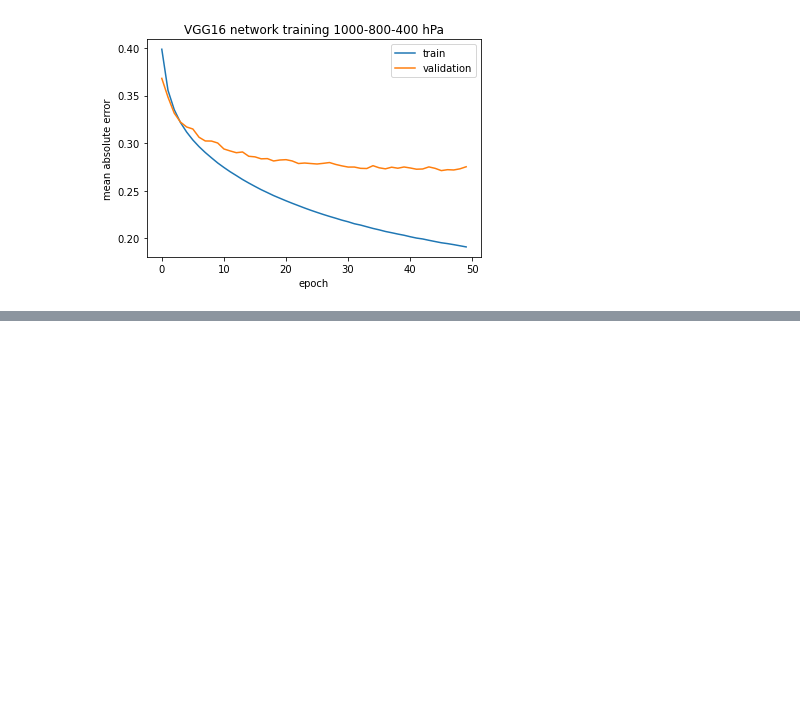
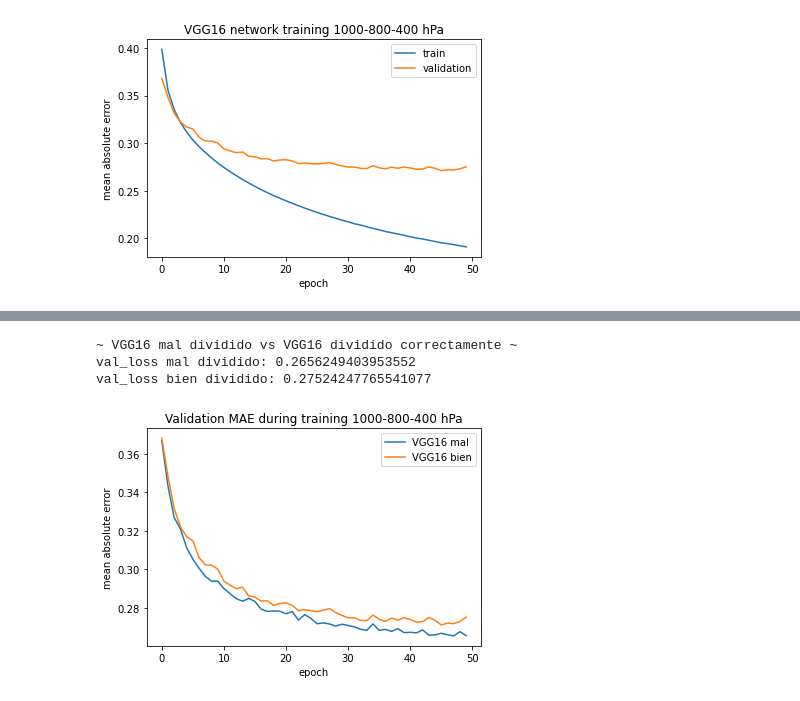
Before and after one commit to JFC95/ProyectoIntegrador_Weather, a Jupyter notebook: Notebooks/graficos.ipynb, the cells around one changed output, grey strips where cells are left out. Drawn from its saved outputs; the diff is of its cells as text; code cells hidden in the pictures; blank space fills up the shorter version.

```diff
--- a/Notebooks/graficos.ipynb
+++ b/Notebooks/graficos.ipynb
@@ -76,0 +77,20 @@ loss: 0.1906137466430664
+# %%
+history1 = pickle.load( open( "/opt/datos/entrenamientos/larraondo/trainHistoryDict_vgg16_0-2-6", "rb" ) )
+history2 = pickle.load( open( "/opt/datos/entrenamientos/larraondo/trainHistoryDict_vgg16_val_0-2-6", "rb" ) )
+
+print("~ VGG16 mal dividido vs VGG16 dividido correctamente ~")
+print(f"val_loss mal dividido: {history1['val_loss'][-1]}")
+print(f"val_loss bien dividido: {history2['val_loss'][-1]}")
+#print(history)
+plt.plot(history1['val_loss'])
+plt.plot(history2['val_loss'])
+plt.title('Validation MAE during training 1000-800-400 hPa')
+plt.ylabel('mean absolute error')
+plt.xlabel('epoch')
+plt.legend(['VGG16 mal', 'VGG16 bien'], loc='upper right')
+plt.show()
+# %% [output]
+~ VGG16 mal dividido vs VGG16 dividido correctamente ~
+val_loss mal dividido: 0.2656249403953552
+val_loss bien dividido: 0.27524247765541077
+[figure, added]
```
Also changed, not shown: parts of 2 cells of this notebook.
